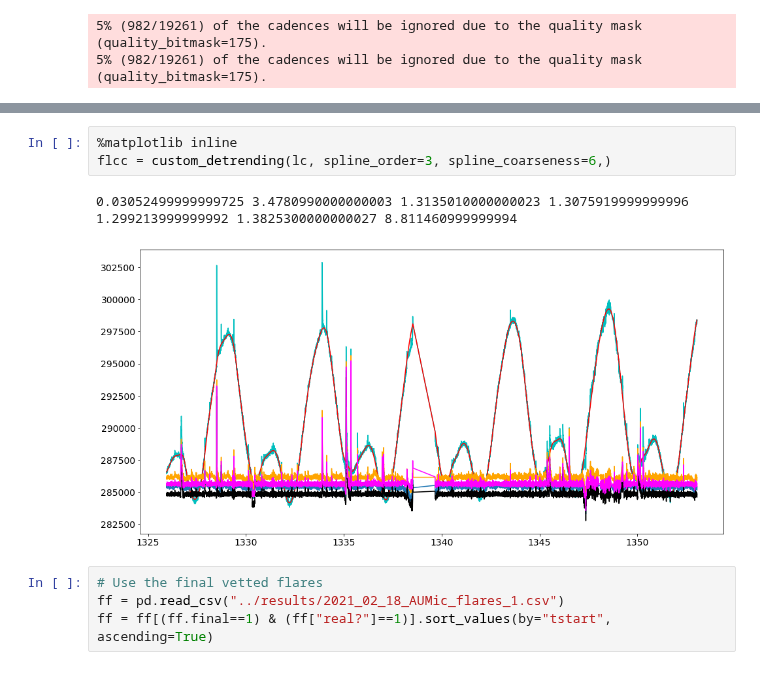
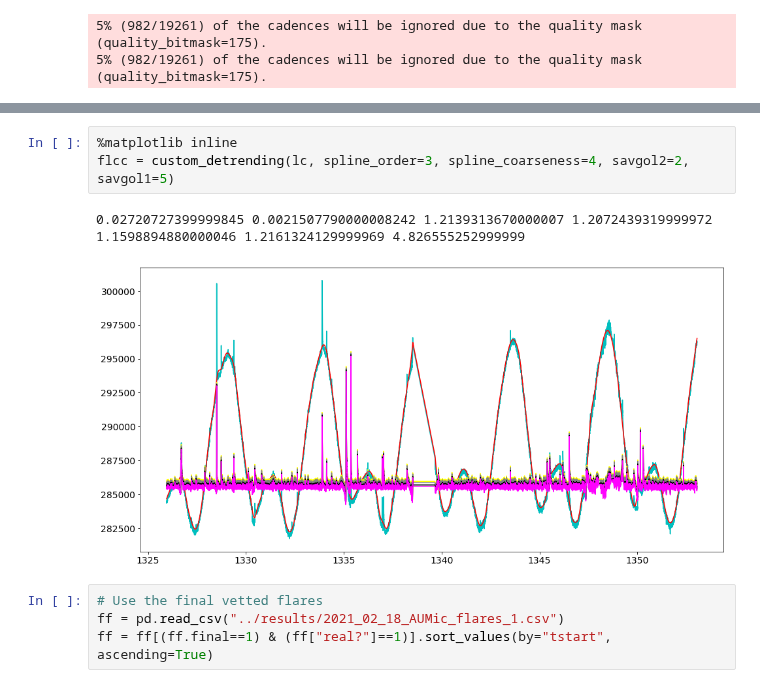
Before and after one commit to ekaterinailin/flaring-spi, a Jupyter notebook: notebooks/AU_Mic_illustrate_flares.ipynb, the cells around one changed output, grey strips where cells are left out. Cells and saved outputs as stored; diff of their text form.

```diff
--- a/notebooks/AU_Mic_illustrate_flares.ipynb
+++ b/notebooks/AU_Mic_illustrate_flares.ipynb
@@ -20,10 +20,10 @@ lc.plot()
 [figure]
 # %%
 %matplotlib inline
-flcc = custom_detrending(lc, spline_order=3, spline_coarseness=6,)
+flcc = custom_detrending(lc, spline_order=3, spline_coarseness=4, savgol2=2, savgol1=5)
 # %% [output]
-0.03052499999999725 3.4780990000000003 1.3135010000000023 1.3075919999999996 1.299213999999992 1.3825300000000027 8.811460999999994
+0.02720727399999845 0.0021507790000008242 1.2139313670000007 1.2072439319999972 1.1598894880000046 1.2161324129999969 4.826555252999999
-[figure, old version]
+[figure, new version]
 # %%
 # Use the final vetted flares
 ff = pd.read_csv("../results/2021_02_18_AUMic_flares_1.csv")
```
Also changed, not shown: parts of 2 cells of this notebook, 3 other files.
